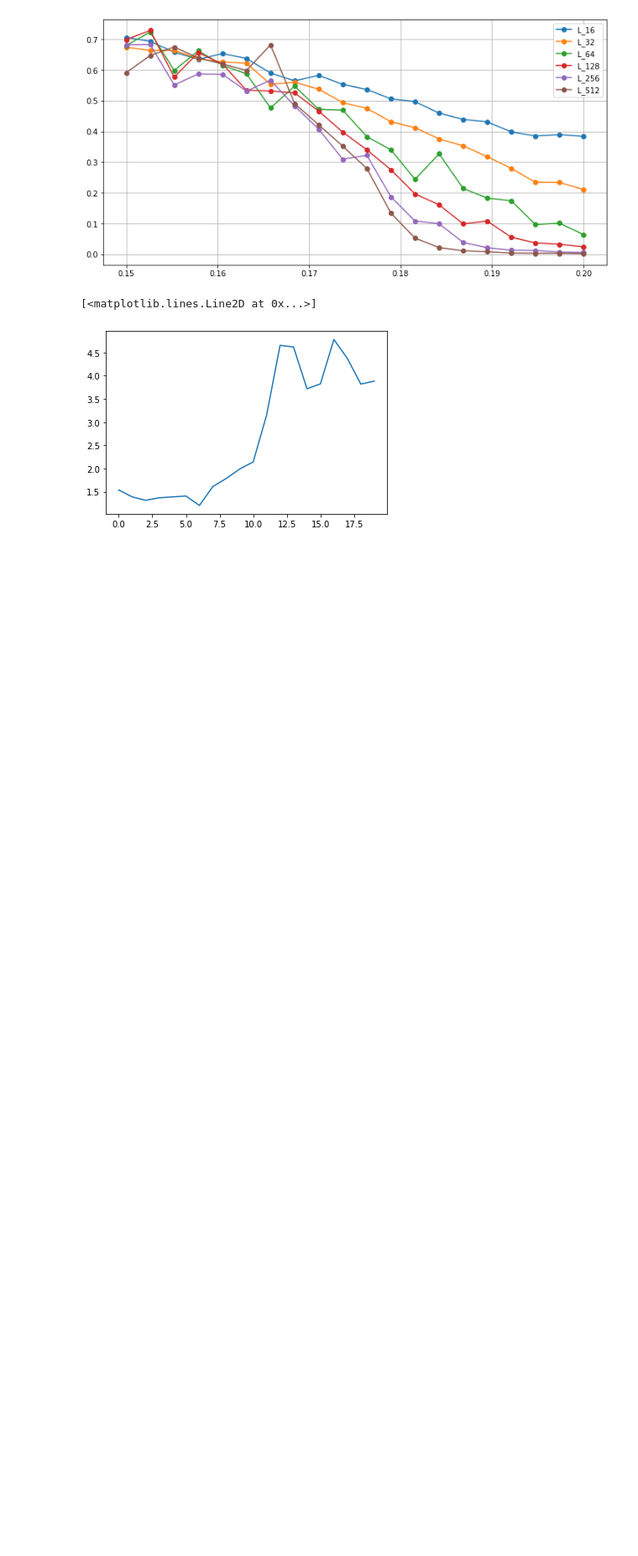
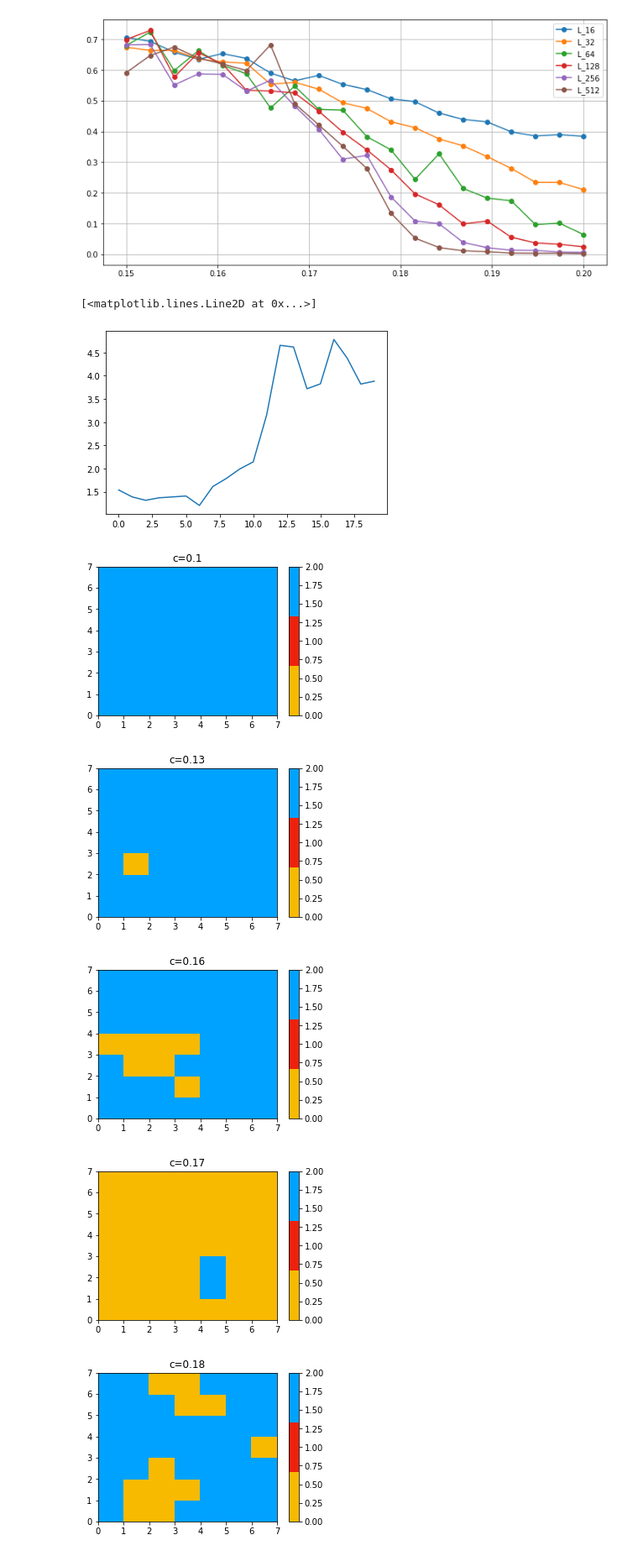
Before and after one commit to Karosemi/Stochastic_SIR_Model, a Jupyter notebook: projekt_finalny.ipynb, the cells around one changed output. Shown at 84% size. Saved outputs shown, nothing was run; the diff lists cells and outputs as text; code cells hidden in the pictures; blank space fills up the shorter version.

```diff
--- a/projekt_finalny.ipynb
+++ b/projekt_finalny.ipynb
@@ -41,7 +41,7 @@ def get_nearest_neighbours(curr_location, N):
     return [first_neighbor, second_negihbor, third_neighbor, fourth_neighbor]
 # %%
 def plot_epidemic_state(lattice):
-    colormaps = [ListedColormap(["darkorange", "gold", "lawngreen"])]
+    colormaps = [ListedColormap([(0.973, 0.729, 0.0), (0.933, 0.133, 0.047), (0.0, 0.635, 1.0)])]
     n = len(colormaps)
     fig, axs = plt.subplots(1, n, figsize=(n * 2 + 2, 3),
                                 constrained_layout=True, squeeze=False)
@@ -472,3 +477,28 @@ plt.plot(U)
 # %% [output]
 [<matplotlib.lines.Line2D at 0x...>]
 [figure]
+# %%
+def plot_epidemic_state(lattice, c, save=None):
+    colormaps = [ListedColormap([(0.973, 0.729, 0.0), (0.933, 0.133, 0.047), (0.0, 0.635, 1.0)])]
+    n = len(colormaps)
+    fig, axs = plt.subplots(1, n, figsize=(n * 2 + 2, 3),
+                                constrained_layout=True, squeeze=False)
+    for [ax, cmap] in zip(axs.flat, colormaps):
+            psm = ax.pcolormesh(lattice, cmap=cmap, rasterized=True, vmin=0, vmax=2)
+            fig.colorbar(psm, ax=ax)
+    plt.title(f"c={c}")
+    if save is not None:
+        plt.savefig(save)
+    plt.show()
+    plt.close()
+# %%
+Cs = [0.1, 0.13, 0.16, 0.17, 0.18, 0.20, 0.22, 0.25, 0.30]
+for idx, c in enumerate(Cs):
+    lattice, recovered_numbers = get_suspected_lattice(L, c)
+    plot_epidemic_state(lattice, c)
+# %% [output]
+[figure, added]
+[figure, added]
+[figure, added]
+[figure, added]
+[figure, added]
```
Also changed, not shown: parts of 13 cells of this notebook, 35 other files.
